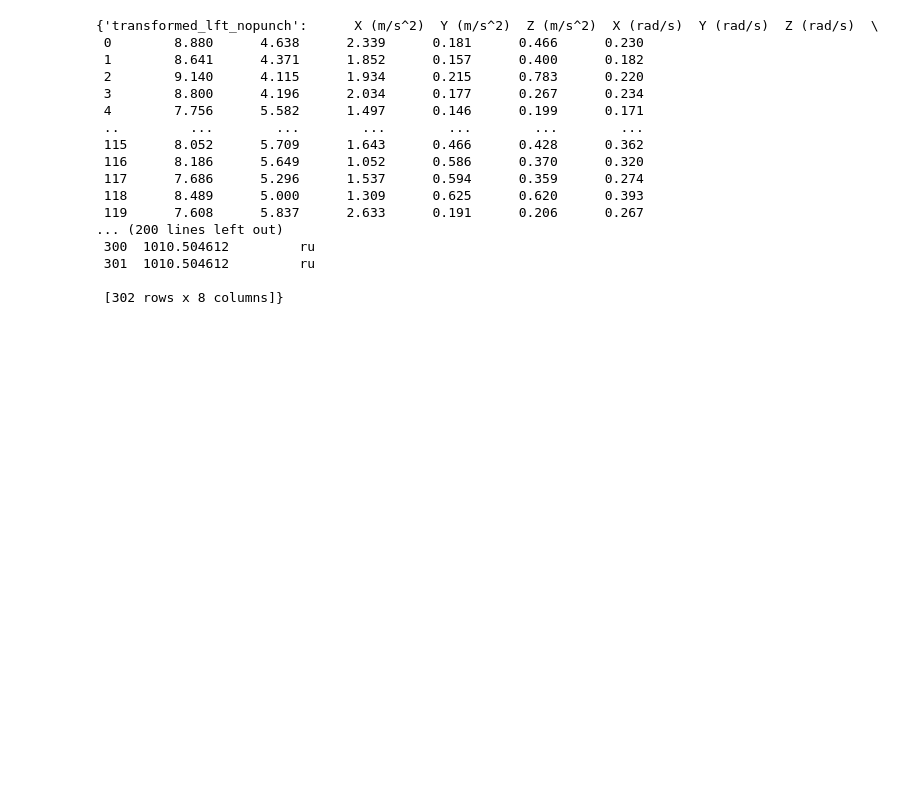
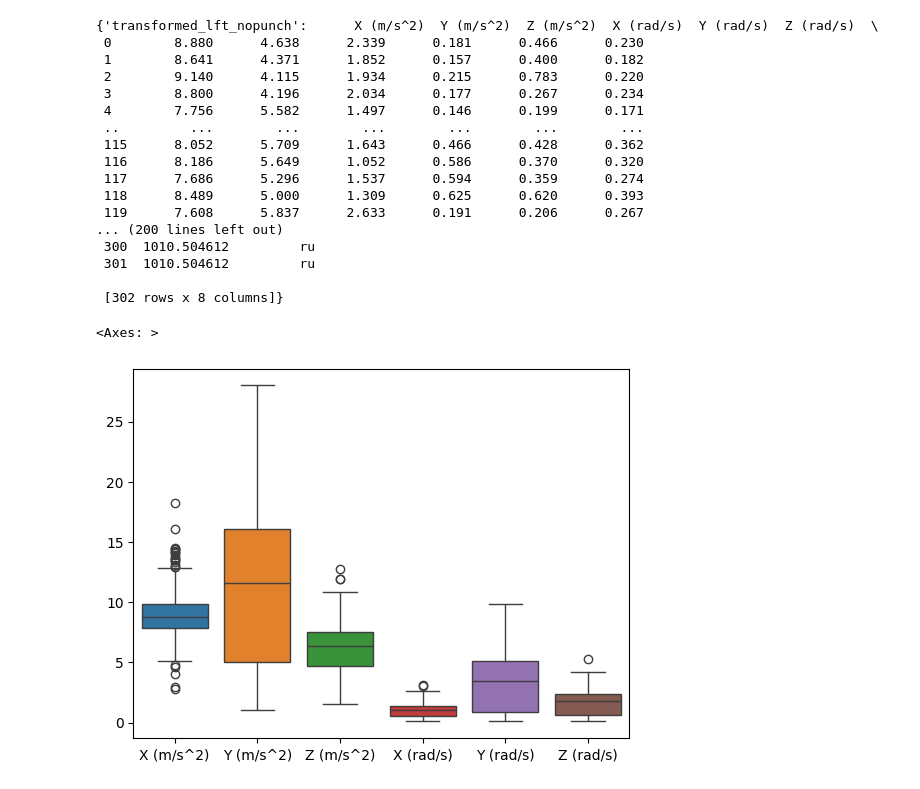
Before and after one commit to BruceLeo99/MLQS-VU-Project-Tyson, a Jupyter notebook: Preliminary Boxing data review.ipynb, the cells around one changed output. Cells and saved outputs as stored; diff of their text form; code cells hidden in the pictures; blank space fills up the shorter version.

```diff
--- a/Preliminary Boxing data review.ipynb
+++ b/Preliminary Boxing data review.ipynb
@@ -516,3 +547,8 @@ destination_dirpath = "Data/Preprocessed Data" # Change the destination path man
 
 for df_name, df in dict_transformed_data.items():
     df.to_csv(f"{df_name}.csv",index=False)
+# %%
+sns.boxplot(dict_transformed_data["transformed_jab"].drop("X (hPa)", axis=1))
+# %% [output]
+<Axes: >
+[figure, added]
```
Also changed, not shown: parts of 5 cells of this notebook, 3 other files.
